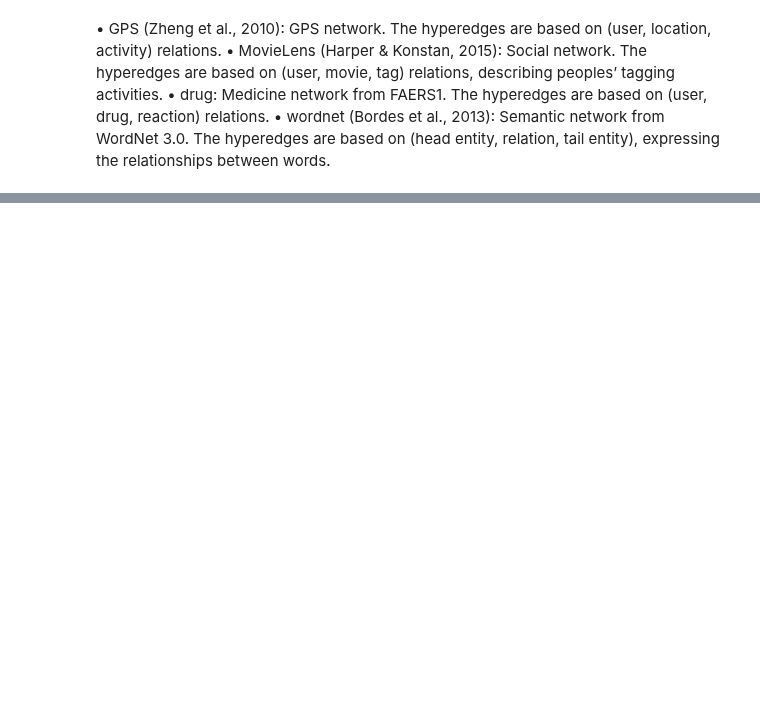
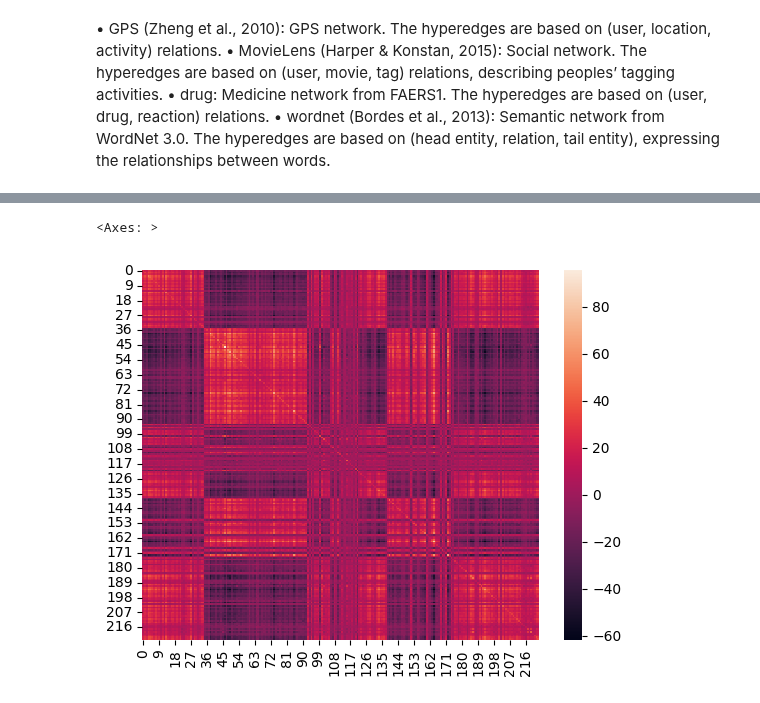
Before and after one commit to congfeng4/SCOIT, a Jupyter notebook: tutorial/vis_embeddings.ipynb, the cells around one changed output, grey strips where cells are left out. Cells and saved outputs as stored; diff of their text form; code cells hidden in the pictures; blank space fills up the shorter version.

```diff
--- a/tutorial/vis_embeddings.ipynb
+++ b/tutorial/vis_embeddings.ipynb
@@ -91,0 +93,5 @@ sns.heatmap(emb1 @ emb1.T)
+# %%
+sns.heatmap(emb0 @ emb0.T)
+# %% [output]
+<Axes: >
+[figure, added]
```
Also changed, not shown: parts of 9 cells of this notebook, 10 other files.
